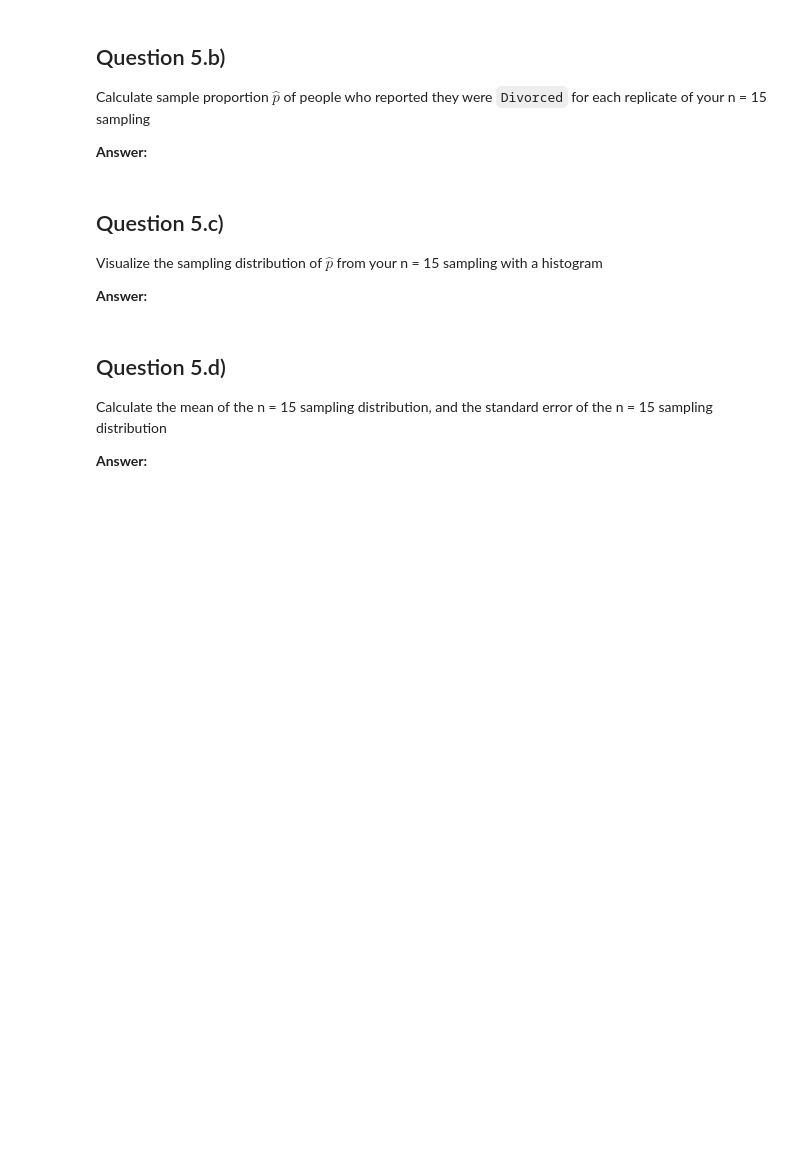
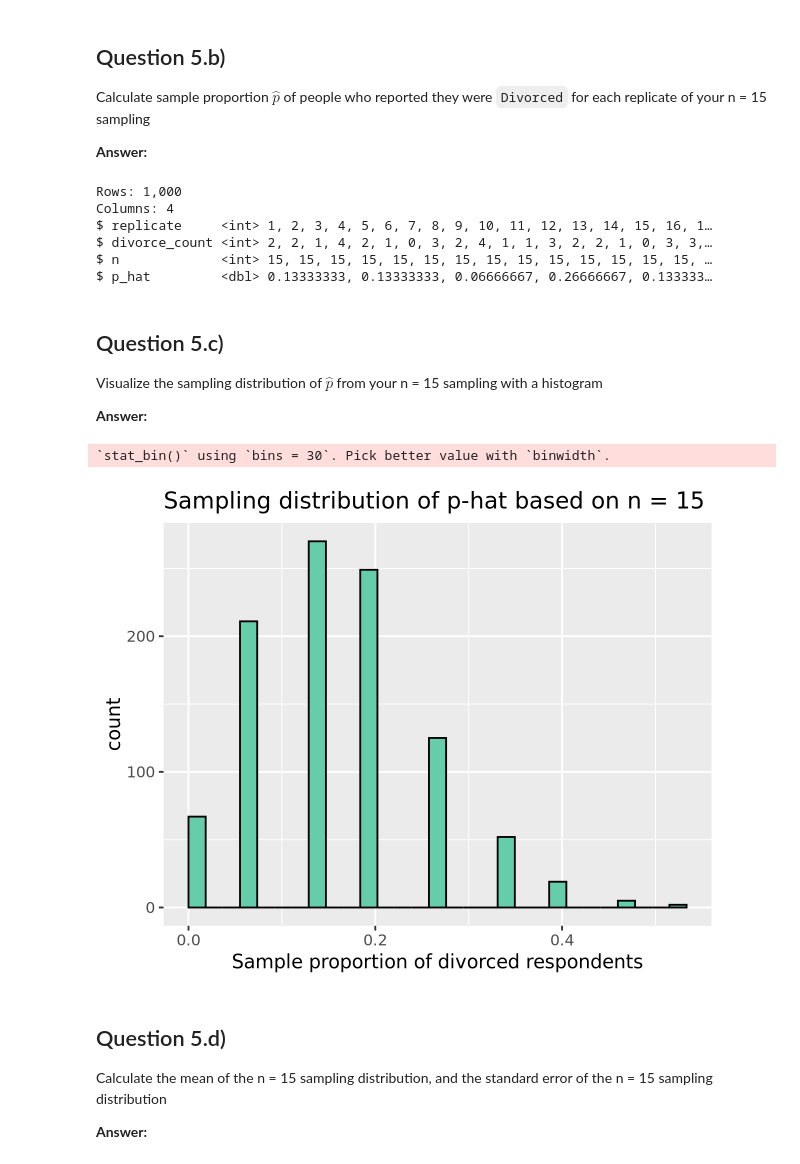
Before and after one commit to UNC-DATA-730/unit-7-assignment-yifeiwang2025, a Jupyter notebook: assignment7.ipynb, the cells around one changed output. Saved outputs shown, nothing was run; the diff lists cells and outputs as text; code cells hidden in the pictures; blank space fills up the shorter version.

```diff
--- a/assignment7.ipynb
+++ b/assignment7.ipynb
@@ -285,0 +394,7 @@ set.seed(910)
+# %%
+set.seed(910)
+
+n15_1000rep = gss_14 |>
+  rep_sample_n(size = 15, reps = 1000)
+
+glimpse(n15_1000rep)
@@ -290,6 +411,21 @@ Calculate sample proportion $\hat{p}$ of people who reported they were
 `Divorced` for each replicate of your n = 15 sampling
 
 **Answer:**
+# %%
+p_hat_n15_1000rep = n15_1000rep |>
+  group_by(replicate) |>
+  summarize(divorce_count = sum(marital == "Divorced"),
+            n = n()) |>
+  mutate(p_hat = divorce_count / n)
+
+glimpse(p_hat_n15_1000rep)
+# %% [output]
+Rows: 1,000
+Columns: 4
+$ replicate     <int> 1, 2, 3, 4, 5, 6, 7, 8, 9, 10, 11, 12, 13, 14, 15, 16, 1…
+$ divorce_count <int> 2, 2, 1, 4, 2, 1, 0, 3, 2, 4, 1, 1, 3, 2, 2, 1, 0, 3, 3,…
+$ n             <int> 15, 15, 15, 15, 15, 15, 15, 15, 15, 15, 15, 15, 15, 15, …
+$ p_hat         <dbl> 0.13333333, 0.13333333, 0.06666667, 0.26666667, 0.133333…
 # %% [markdown]
 ## Question 5.c)
 
@@ -297,6 +433,14 @@ Visualize the sampling distribution of $\hat{p}$ from your n = 15
 sampling with a histogram
 
 **Answer:**
+# %%
+ggplot(p_hat_n15_1000rep, aes(x = p_hat)) +
+  geom_histogram(color = "black", fill = "aquamarine3", boundary=0) +
+  labs(x = "Sample proportion of divorced respondents",
+       title = "Sampling distribution of p-hat based on n = 15")
+# %% [output]
+`stat_bin()` using `bins = 30`. Pick better value with `binwidth`.
+[figure, added]
 # %% [markdown]
 ## Question 5.d)
 
```
Also changed, not shown: parts of 36 cells of this notebook.
